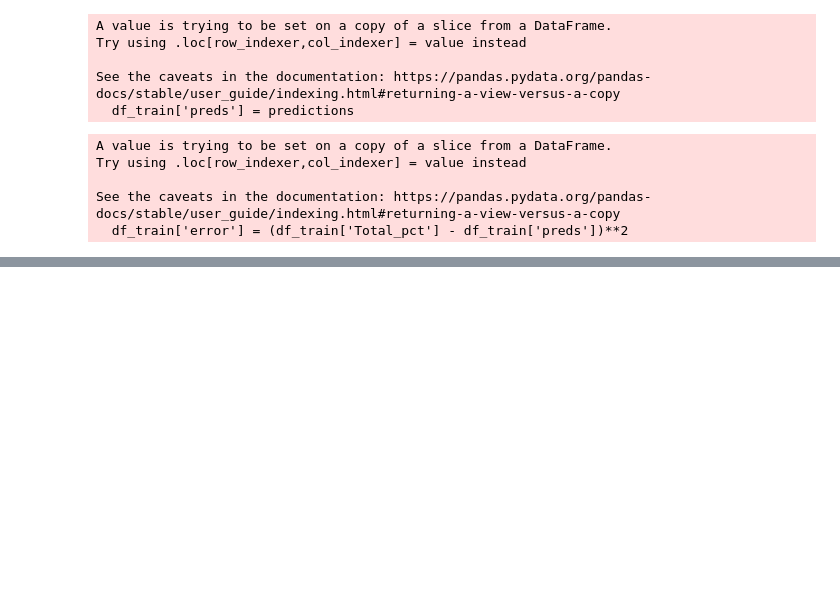
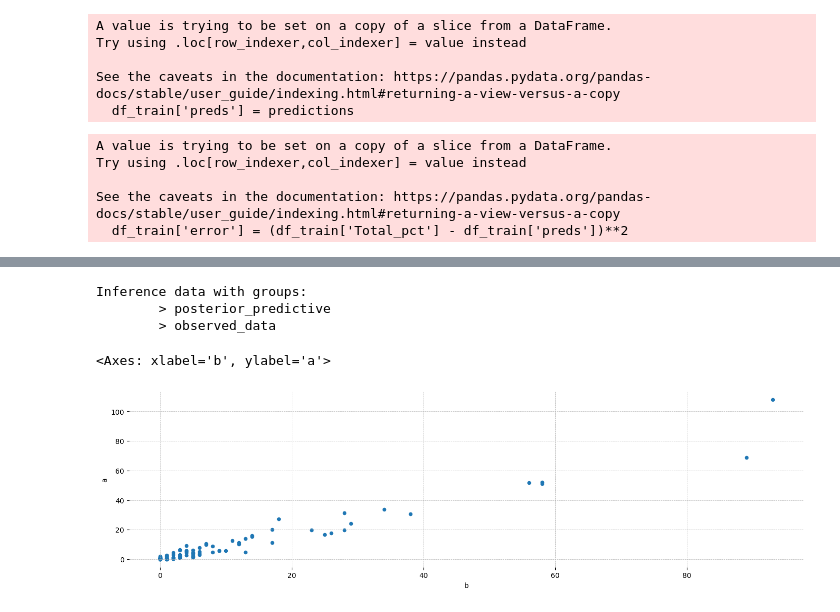
Before and after one commit to andrewpwalters/Paris-2024-Predictions, a Jupyter notebook: Notebook/Model.ipynb, the cells around one changed output, grey strips where cells are left out. Saved outputs shown, nothing was run; the diff lists cells and outputs as text; code cells hidden in the pictures; blank space fills up the shorter version.

```diff
--- a/Notebook/Model.ipynb
+++ b/Notebook/Model.ipynb
@@ -229,0 +341,20 @@ df_train
+# %%
+posterior_predictives[2016]
+# %% [output]
+Inference data with groups:
+        > posterior_predictive
+        > observed_data
+# %%
+a = np.mean(posterior_predictives[2000].posterior_predictive.y_hat_2000, axis=(0, 1)).to_series()
+
+b = posterior_predictives[2000].observed_data.y_hat_2000.to_series()
+
+df_result = pd.DataFrame()
+
+df_result['a'] = a
+df_result['b'] = b
+# %%
+df_result.plot.scatter(x='b',y='a')
+# %% [output]
+<Axes: xlabel='b', ylabel='a'>
+[figure, added]
```
Also changed, not shown: parts of 26 cells of this notebook, 2 other files.
